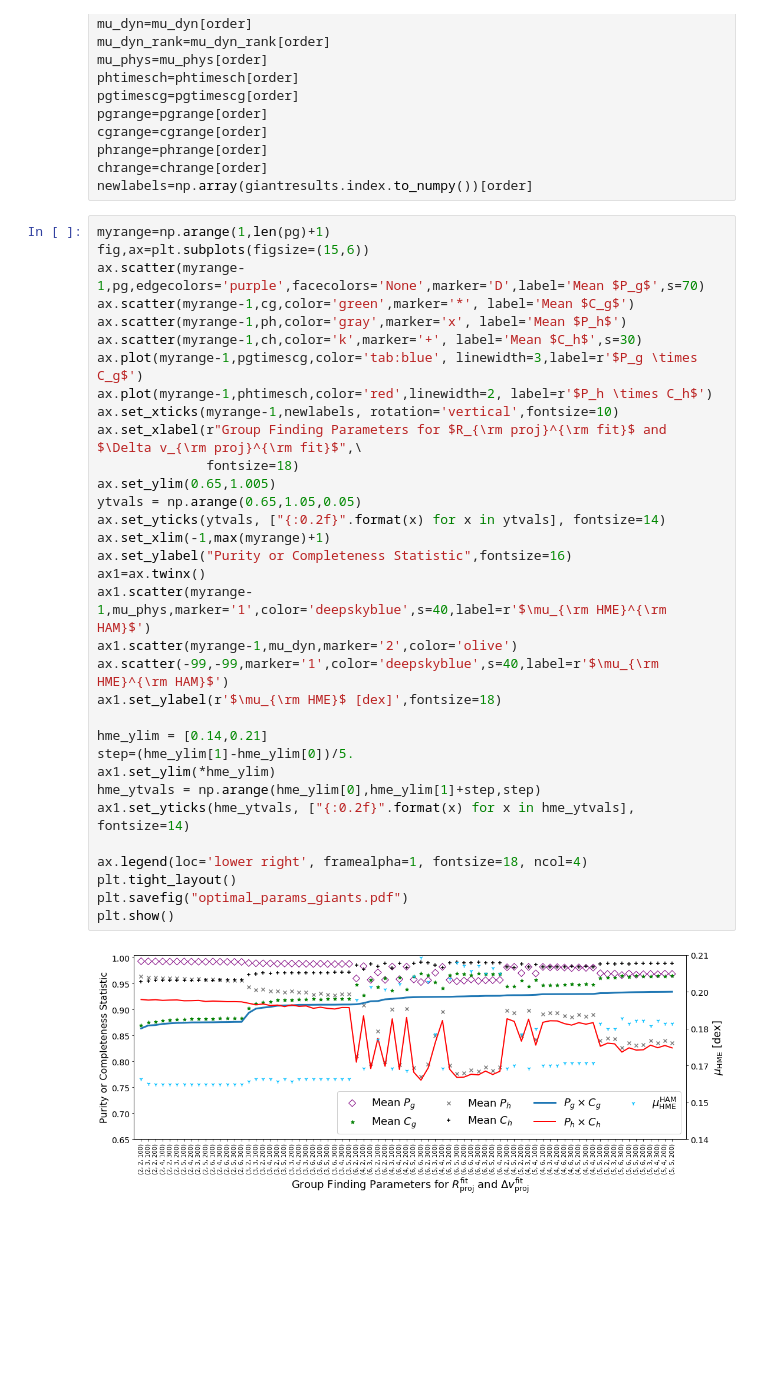
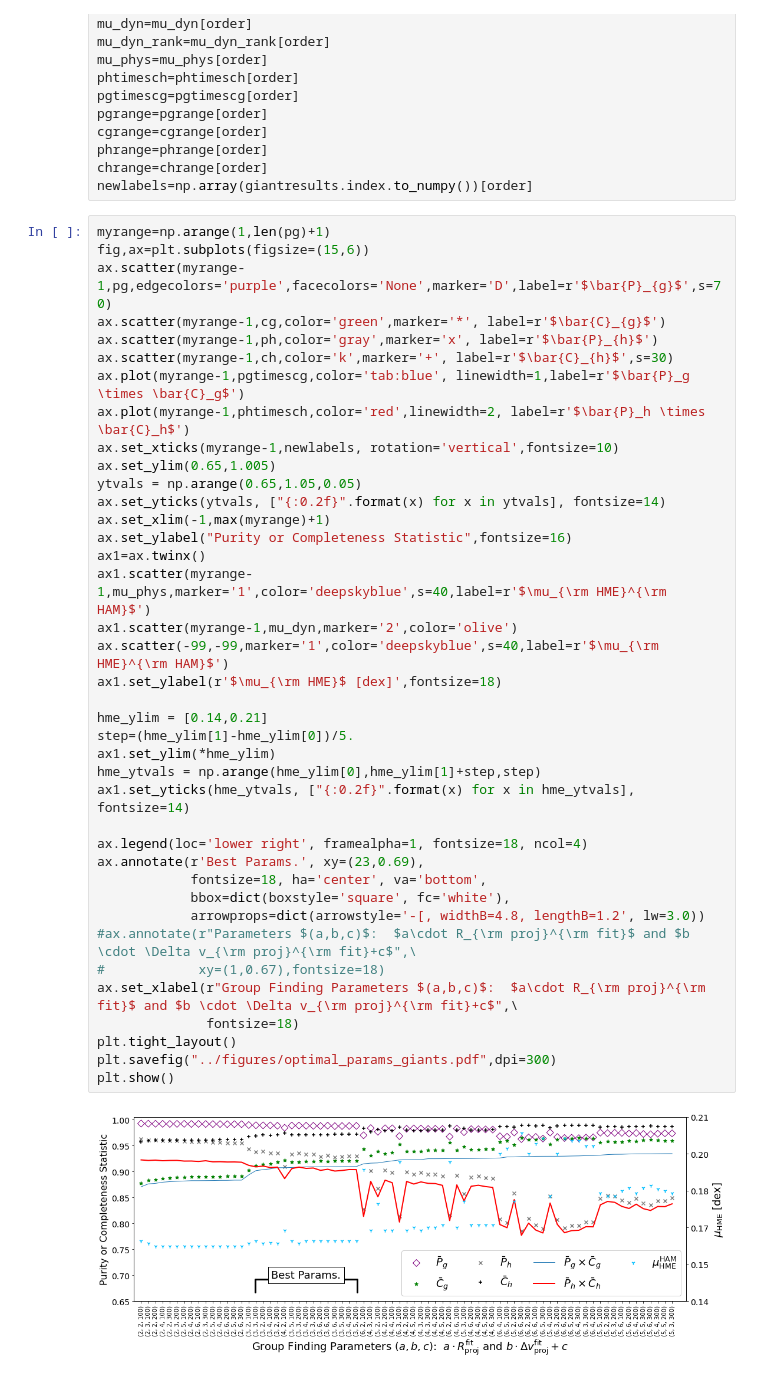
Before and after one commit to zhutchens1/g3groupfinder, a Jupyter notebook: optimization/optimize_visually_giants.ipynb, the cells around one changed output. Cells and saved outputs as stored; diff of their text form; blank space fills up the shorter version.

```diff
--- a/optimization/optimize_visually_giants.ipynb
+++ b/optimization/optimize_visually_giants.ipynb
@@ -114,35 +117,41 @@ newlabels=np.array(giantresults.index.to_numpy())[order]
 # %%
 myrange=np.arange(1,len(pg)+1)
 fig,ax=plt.subplots(figsize=(15,6))
-ax.scatter(myrange-1,pg,edgecolors='purple',facecolors='None',marker='D',label='Mean $P_g$',s=70)
-ax.scatter(myrange-1,cg,color='green',marker='*', label='Mean $C_g$')
-ax.scatter(myrange-1,ph,color='gray',marker='x', label='Mean $P_h$')
-ax.scatter(myrange-1,ch,color='k',marker='+', label='Mean $C_h$',s=30)
-ax.plot(myrange-1,pgtimescg,color='tab:blue', linewidth=3,label=r'$P_g \times C_g$')
-ax.plot(myrange-1,phtimesch,color='red',linewidth=2, label=r'$P_h \times C_h$')
+ax.scatter(myrange-1,pg,edgecolors='purple',facecolors='None',marker='D',label=r'$\bar{P}_{g}$',s=70)
+ax.scatter(myrange-1,cg,color='green',marker='*', label=r'$\bar{C}_{g}$')
+ax.scatter(myrange-1,ph,color='gray',marker='x', label=r'$\bar{P}_{h}$')
+ax.scatter(myrange-1,ch,color='k',marker='+', label=r'$\bar{C}_{h}$',s=30)
+ax.plot(myrange-1,pgtimescg,color='tab:blue', linewidth=1,label=r'$\bar{P}_g \times \bar{C}_g$')
+ax.plot(myrange-1,phtimesch,color='red',linewidth=2, label=r'$\bar{P}_h \times \bar{C}_h$')
 ax.set_xticks(myrange-1,newlabels, rotation='vertical',fontsize=10)
-ax.set_xlabel(r"Group Finding Parameters for $R_{\rm proj}^{\rm fit}$ and $\Delta v_{\rm proj}^{\rm fit}$",\
-              fontsize=18)
 ax.set_ylim(0.65,1.005)
 ytvals = np.arange(0.65,1.05,0.05)
 ax.set_yticks(ytvals, ["{:0.2f}".format(x) for x in ytvals], fontsize=14)
 ax.set_xlim(-1,max(myrange)+1)
 ax.set_ylabel("Purity or Completeness Statistic",fontsize=16)
 ax1=ax.twinx()
 ax1.scatter(myrange-1,mu_phys,marker='1',color='deepskyblue',s=40,label=r'$\mu_{\rm HME}^{\rm HAM}$')
 ax1.scatter(myrange-1,mu_dyn,marker='2',color='olive')
 ax.scatter(-99,-99,marker='1',color='deepskyblue',s=40,label=r'$\mu_{\rm HME}^{\rm HAM}$')
 ax1.set_ylabel(r'$\mu_{\rm HME}$ [dex]',fontsize=18)
 
 hme_ylim = [0.14,0.21]
 step=(hme_ylim[1]-hme_ylim[0])/5.
 ax1.set_ylim(*hme_ylim)
 hme_ytvals = np.arange(hme_ylim[0],hme_ylim[1]+step,step)
 ax1.set_yticks(hme_ytvals, ["{:0.2f}".format(x) for x in hme_ytvals], fontsize=14)
 
 ax.legend(loc='lower right', framealpha=1, fontsize=18, ncol=4)
+ax.annotate(r'Best Params.', xy=(23,0.69),
+            fontsize=18, ha='center', va='bottom',
+            bbox=dict(boxstyle='square', fc='white'),
+            arrowprops=dict(arrowstyle='-[, widthB=4.8, lengthB=1.2', lw=3.0))
+#ax.annotate(r"Parameters $(a,b,c)$:  $a\cdot R_{\rm proj}^{\rm fit}$ and $b \cdot \Delta v_{\rm proj}^{\rm fit}+c$",\
+#            xy=(1,0.67),fontsize=18)
+ax.set_xlabel(r"Group Finding Parameters $(a,b,c)$:  $a\cdot R_{\rm proj}^{\rm fit}$ and $b \cdot \Delta v_{\rm proj}^{\rm fit}+c$",\
+              fontsize=18)
 plt.tight_layout()
-plt.savefig("optimal_params_giants.pdf")
+plt.savefig("../figures/optimal_params_giants.pdf",dpi=300)
 plt.show()
 # %% [output]
-[figure, old version]
+[figure, new version]
```
Also changed, not shown: parts of 10 cells of this notebook, 27 other files.
